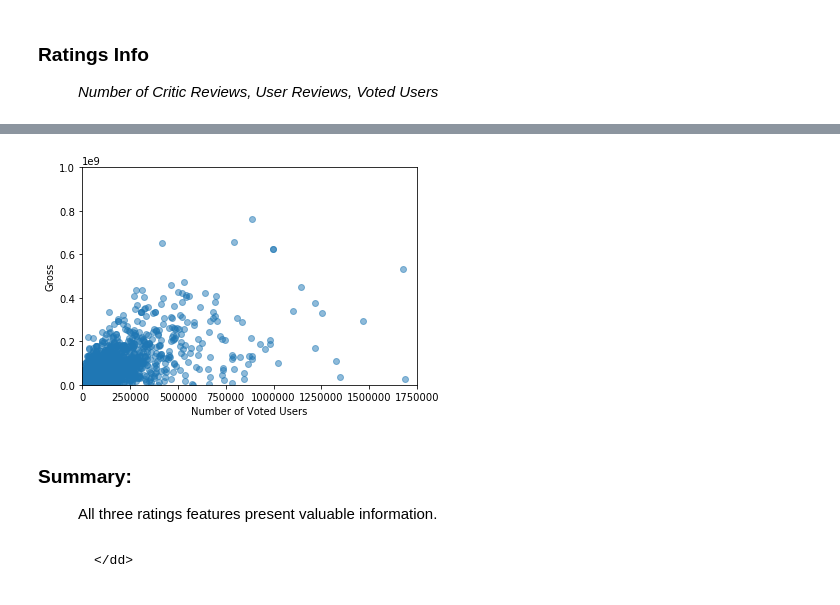
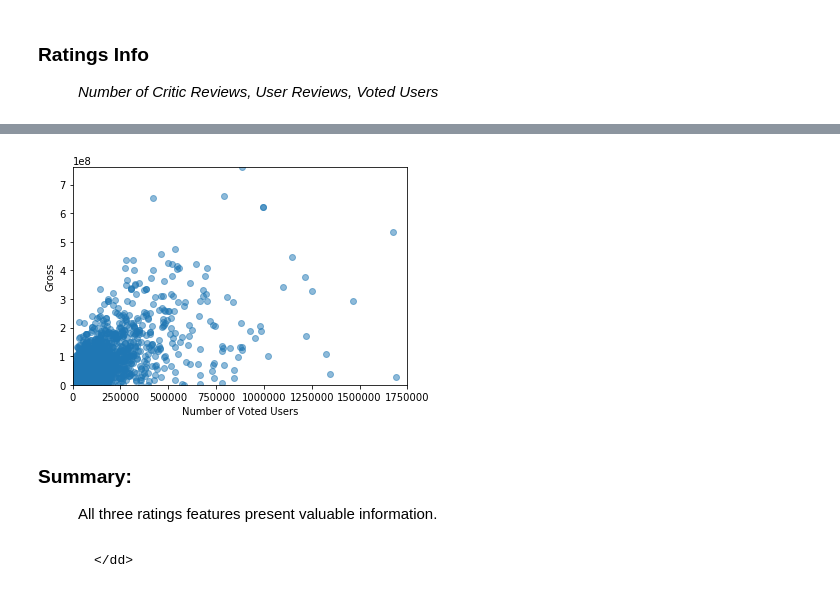
Before and after one commit to marc-hern/Feature-Selection-In-IMDB, a Jupyter notebook: Feature-Selection.ipynb, the cells around one changed output, grey strips where cells are left out. Cells and saved outputs as stored; diff of their text form; code cells hidden in the pictures.

```diff
--- a/Feature-Selection.ipynb
+++ b/Feature-Selection.ipynb
@@ -184,18 +209,18 @@ plt.show()
 # %%
 # Gross vs. Number of Voted Users
 
 x_axis = movies_dataframe['num_voted_users']
 
 plt.ylabel('Gross')
 plt.xlabel('Number of Voted Users')
 
-plt.ylim([0, 1000000000])           #Gross limit of $1B
+plt.ylim([0, 760505847])            #Gross limit of $760505847
 plt.xlim([0, 1750000])              #Number of Vote Users limit of 1.75M
 plt.scatter(x_axis, y, alpha=0.5)
 plt.locator_params(axis='x', nbins=7)
 plt.show()
 # %% [output]
-[figure, old version]
+[figure, new version]
 # %% [markdown]
 <dl>
     <dt><h3>Summary:<br /></h3></dt>
```
Also changed, not shown: parts of 18 cells of this notebook.
